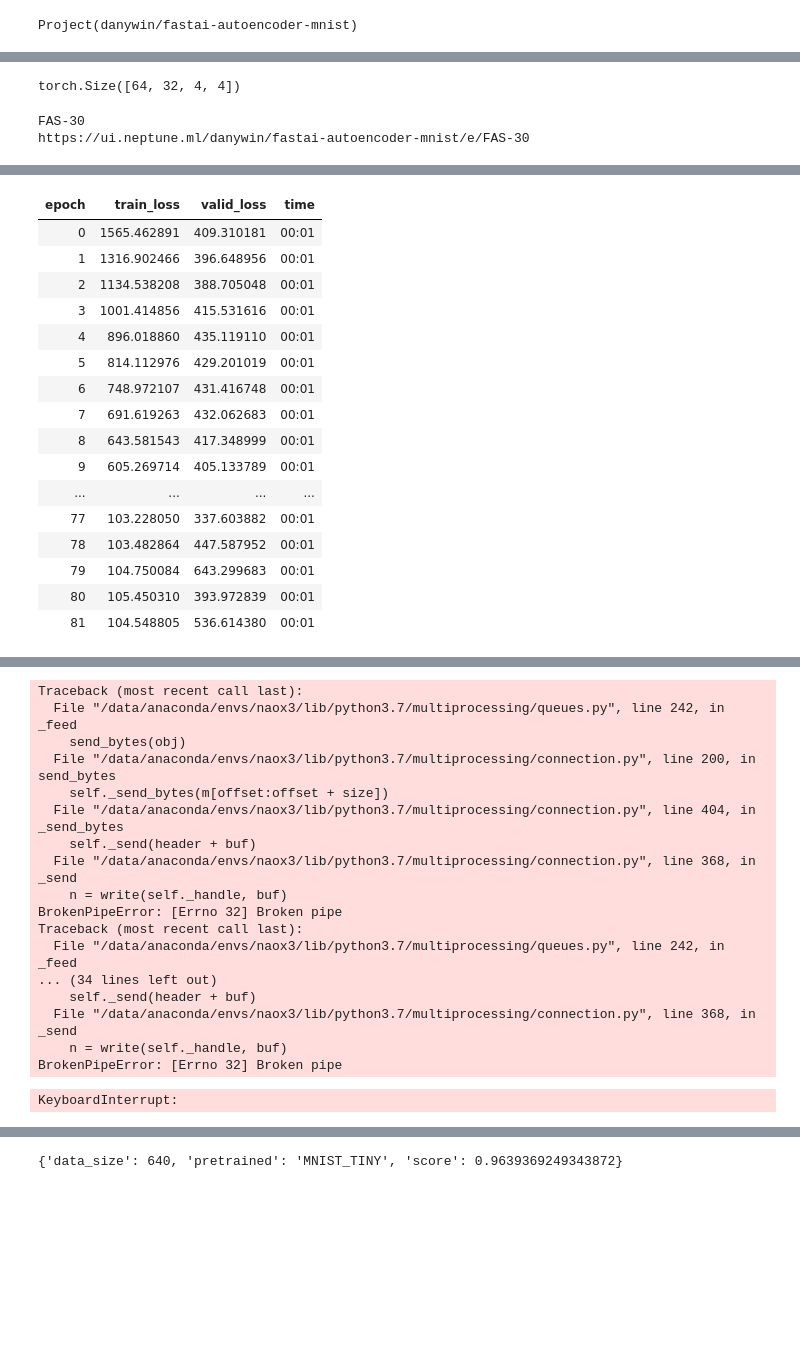
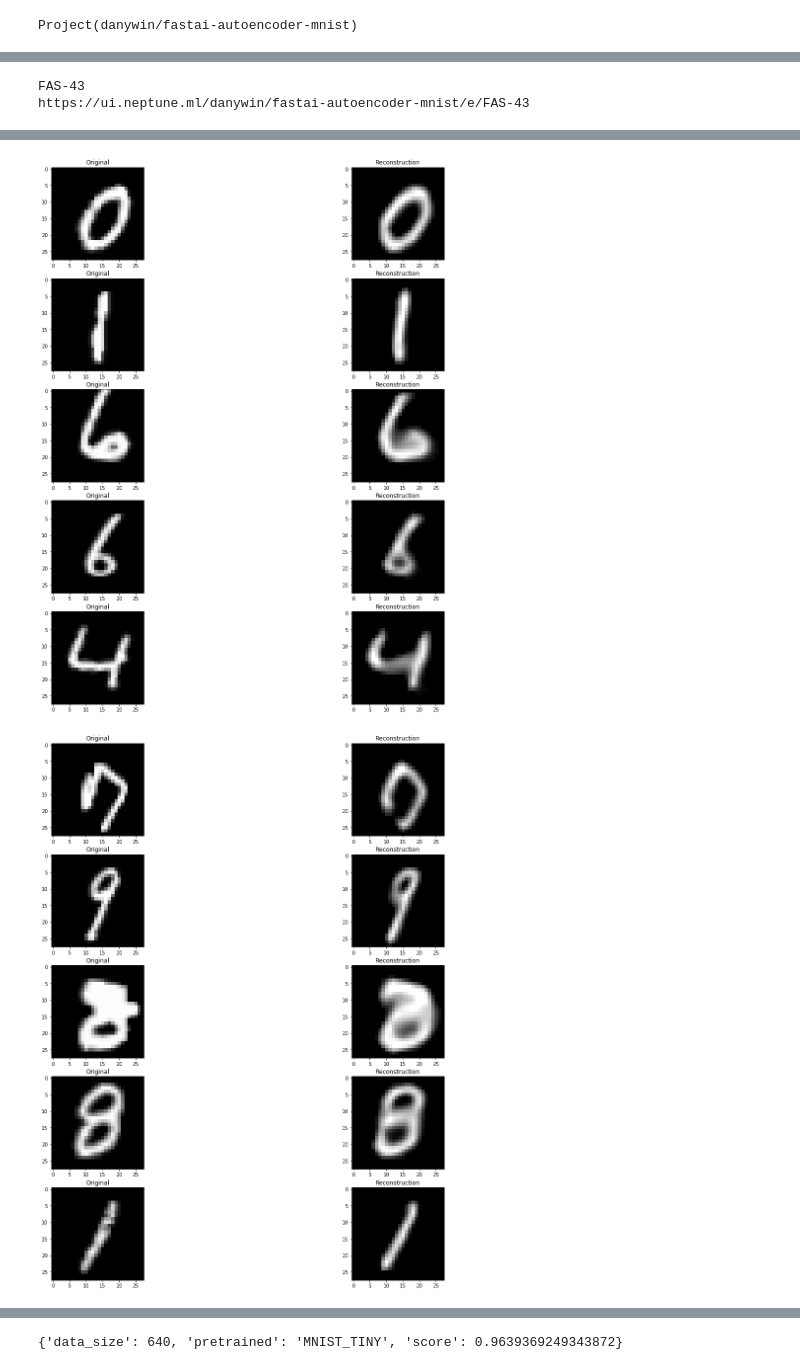
Before and after one commit to dhuynh95/fastai_autoencoder, a Jupyter notebook: MNIST.ipynb, the cells around one changed output, grey strips where cells are left out. Saved outputs shown, nothing was run; the diff lists cells and outputs as text; code cells hidden in the pictures; blank space fills up the shorter version.

```diff
--- a/MNIST.ipynb
+++ b/MNIST.ipynb
@@ -230,11 +212,10 @@ Sequential(
 # %%
 x,y = learn.data.one_batch()
-# %%
-model(x.cuda()).shape
-# %% [output]
-torch.Size([64, 32, 4, 4])
 # %%
 with neptune.create_experiment(**experiment) as exp:
+
+    name = experiment['name']
+
     for i,(n_epoch,lr) in enumerate(zip(PARAMS["n_epochs"],PARAMS["lrs"])):
         # First we train the VAE
         if i == 0:
@@ -245,6 +226,10 @@ with neptune.create_experiment(**experiment) as exp:
             # With KL then
             cbs = [NeptuneMonitor(),kl_hook]
             learn.fit_one_cycle(n_epoch,lr,callbacks=cbs)
+        fig = learn.plot_rec(return_fig=True)
+        fig_name = f"{name}.png"
+        fig.savefig(fig_name)
+        exp.send_image(fig_name,fig_name)
 # %% [output]
-FAS-30
-https://ui.neptune.ml/danywin/fastai-autoencoder-mnist/e/FAS-30
+FAS-43
+https://ui.neptune.ml/danywin/fastai-autoencoder-mnist/e/FAS-43
@@ -252,17 +256,0 @@ https://ui.neptune.ml/danywin/fastai-autoencoder-mnist/e/FAS-30
-| epoch | train_loss | valid_loss | time |
-| 0 | 1565.462891 | 409.310181 | 00:01 |
-| 1 | 1316.902466 | 396.648956 | 00:01 |
-| 2 | 1134.538208 | 388.705048 | 00:01 |
-| 3 | 1001.414856 | 415.531616 | 00:01 |
-| 4 | 896.018860 | 435.119110 | 00:01 |
-| 5 | 814.112976 | 429.201019 | 00:01 |
-| 6 | 748.972107 | 431.416748 | 00:01 |
-| 7 | 691.619263 | 432.062683 | 00:01 |
-| 8 | 643.581543 | 417.348999 | 00:01 |
-| 9 | 605.269714 | 405.133789 | 00:01 |
-| ... | ... | ... | ... |
-| 77 | 103.228050 | 337.603882 | 00:01 |
-| 78 | 103.482864 | 447.587952 | 00:01 |
-| 79 | 104.750084 | 643.299683 | 00:01 |
-| 80 | 105.450310 | 393.972839 | 00:01 |
-| 81 | 104.548805 | 536.614380 | 00:01 |
@@ -270,18 +278,2 @@ Interrupted
-Traceback (most recent call last):
-  File "/data/anaconda/envs/naox3/lib/python3.7/multiprocessing/queues.py", line 242, in _feed
-    send_bytes(obj)
-  File "/data/anaconda/envs/naox3/lib/python3.7/multiprocessing/connection.py", line 200, in send_bytes
-    self._send_bytes(m[offset:offset + size])
-  File "/data/anaconda/envs/naox3/lib/python3.7/multiprocessing/connection.py", line 404, in _send_bytes
-    self._send(header + buf)
-  File "/data/anaconda/envs/naox3/lib/python3.7/multiprocessing/connection.py", line 368, in _send
-    n = write(self._handle, buf)
-BrokenPipeError: [Errno 32] Broken pipe
-Traceback (most recent call last):
-  File "/data/anaconda/envs/naox3/lib/python3.7/multiprocessing/queues.py", line 242, in _feed
-... (34 lines left out)
-    self._send(header + buf)
-  File "/data/anaconda/envs/naox3/lib/python3.7/multiprocessing/connection.py", line 368, in _send
-    n = write(self._handle, buf)
-BrokenPipeError: [Errno 32] Broken pipe
-KeyboardInterrupt:
+[figure, added]
+[figure, added]
```
Also changed, not shown: parts of 20 cells of this notebook, 20 other files.
